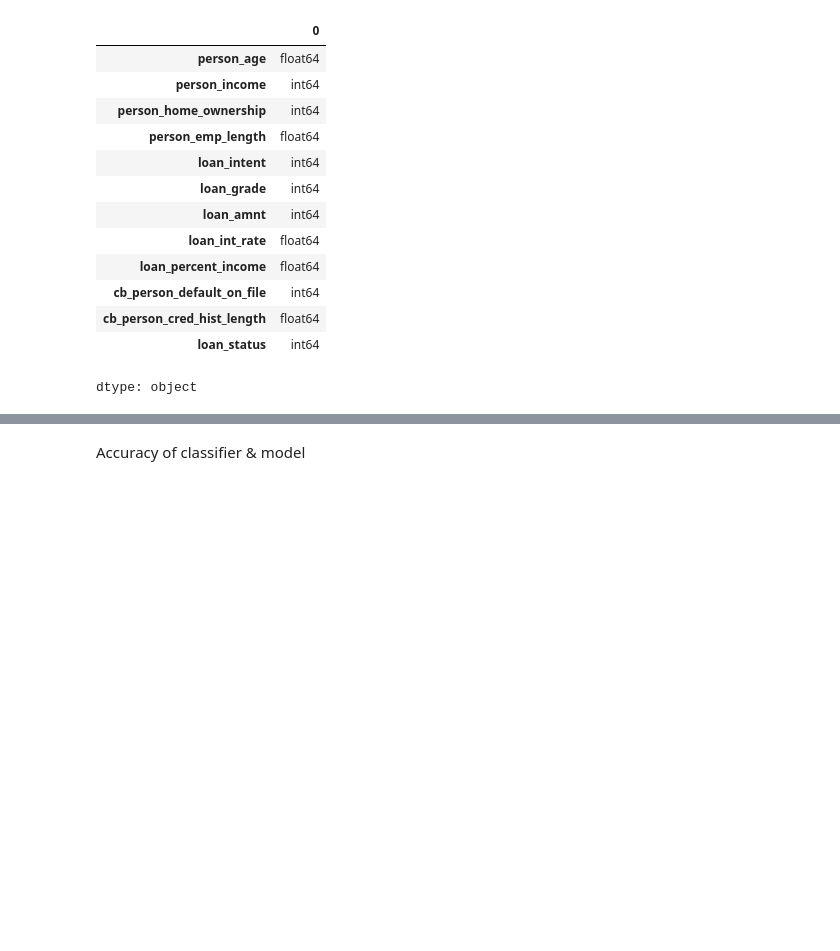
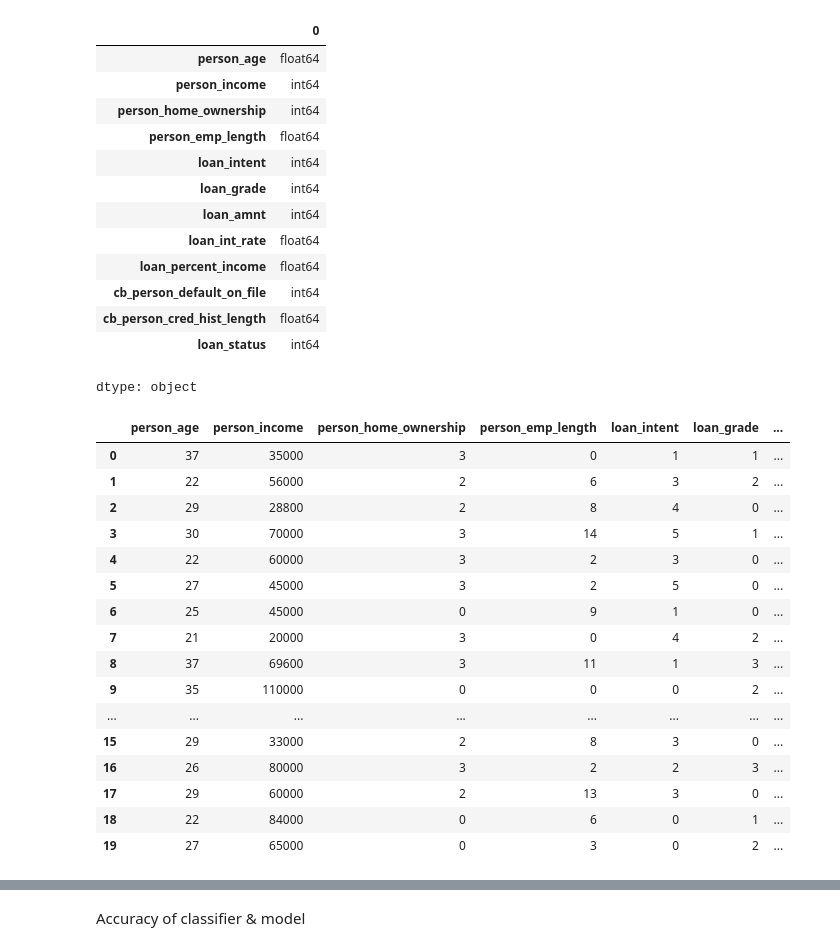
Before and after one commit to MohamedMukhtar89CN/MMukhtar_Ibrahim-_app, a Jupyter notebook: FINAL_Project_Model_of_Loan_Approval_Prediction_DS410_M_Mukhtar.ipynb, the cells around one changed output, grey strips where cells are left out. Saved outputs shown, nothing was run; the diff lists cells and outputs as text; code cells hidden in the pictures; blank space fills up the shorter version.

```diff
--- a/FINAL_Project_Model_of_Loan_Approval_Prediction_DS410_M_Mukhtar.ipynb
+++ b/FINAL_Project_Model_of_Loan_Approval_Prediction_DS410_M_Mukhtar.ipynb
@@ -370,6 +413,26 @@ df.dtypes
 | cb_person_cred_hist_length | float64 |
 | loan_status | int64 |
 dtype: object
+# %%
+df.head(20)
+# %% [output]
+|  | person_age | person_income | person_home_ownership | person_emp_length | loan_intent | loan_grade | ... |
+| 0 | 37 | 35000 | 3 | 0 | 1 | 1 | ... |
+| 1 | 22 | 56000 | 2 | 6 | 3 | 2 | ... |
+| 2 | 29 | 28800 | 2 | 8 | 4 | 0 | ... |
+| 3 | 30 | 70000 | 3 | 14 | 5 | 1 | ... |
+| 4 | 22 | 60000 | 3 | 2 | 3 | 0 | ... |
+| 5 | 27 | 45000 | 3 | 2 | 5 | 0 | ... |
+| 6 | 25 | 45000 | 0 | 9 | 1 | 0 | ... |
+| 7 | 21 | 20000 | 3 | 0 | 4 | 2 | ... |
+| 8 | 37 | 69600 | 3 | 11 | 1 | 3 | ... |
+| 9 | 35 | 110000 | 0 | 0 | 0 | 2 | ... |
+| ... | ... | ... | ... | ... | ... | ... | ... |
+| 15 | 29 | 33000 | 2 | 8 | 3 | 0 | ... |
+| 16 | 26 | 80000 | 3 | 2 | 2 | 3 | ... |
+| 17 | 29 | 60000 | 2 | 13 | 3 | 0 | ... |
+| 18 | 22 | 84000 | 0 | 6 | 0 | 1 | ... |
+| 19 | 27 | 65000 | 0 | 3 | 0 | 2 | ... |
 # %%
 # Split data
 # smoothed_data.csv
```
Also changed, not shown: parts of 25 cells of this notebook.
